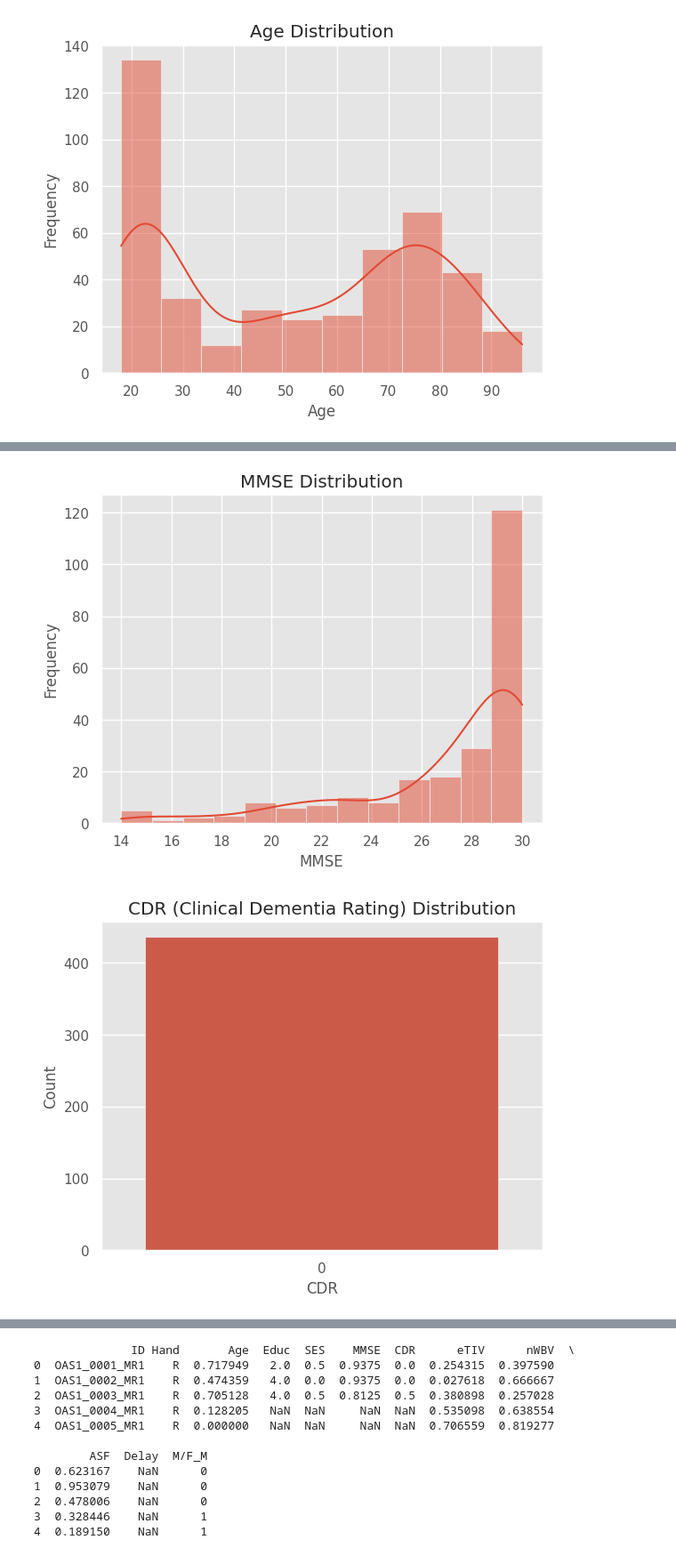
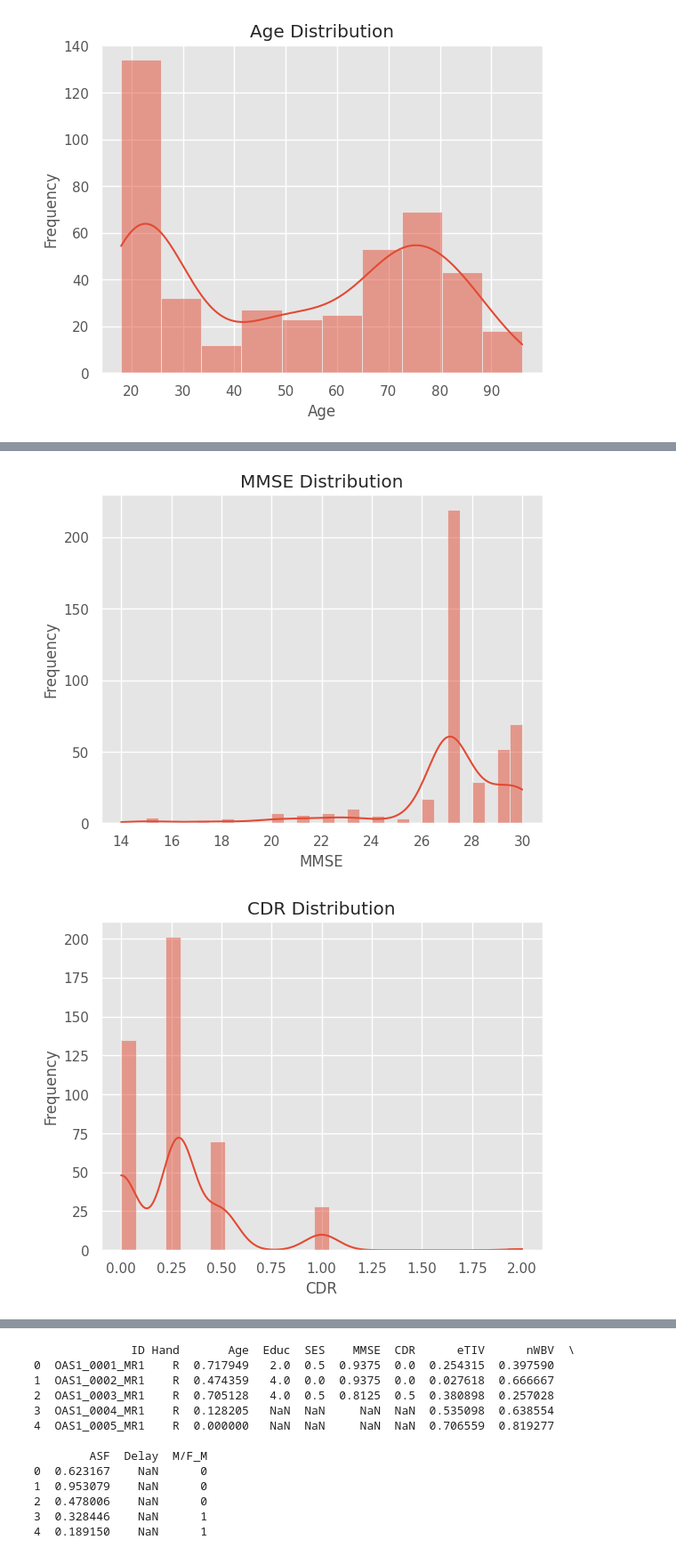
Before and after one commit to diegoperac/alzheimers_disease, a Jupyter notebook: MRI_and_Alzheimers.ipynb, the cells around one changed output, grey strips where cells are left out. Shown at 89% size. Cells and saved outputs as stored; diff of their text form; code cells hidden in the pictures.

Commit message:
Update MRI_and_Alzheimers.ipynb
Treating null valuns the colunms: Educ, SES, MMSE and CDR.

```diff
--- a/MRI_and_Alzheimers.ipynb
+++ b/MRI_and_Alzheimers.ipynb
@@ -134,3 +134,8 @@ plt.ylabel('Frequency')
 plt.show()
 # %% [output]
 [figure]
+# %%
+# Fill the null values in the 'Educ' column with the mean.
+
+mean_educ = data['Educ'].mean()
+data['Educ'].fillna(mean_educ, inplace=True)
@@ -136,0 +152,5 @@ plt.show()
+# %%
+# Fill the null values in the 'SES' column with the mean.
+
+mean_ses = data['SES'].mean()
+data['SES'].fillna(mean_ses, inplace=True)
@@ -137,3 +167,8 @@ plt.show()
+# %%
+# Fill the null values in 'MMSE' colunm with the mean.
+
+mean_mmse = data['MMSE'].mean()
+data['MMSE'].fillna(mean_mmse, inplace=True)
 # %%
 # Visualization of MMSE (Mini-Mental State Examination) distribution
 
@@ -143,17 +178,22 @@ plt.xlabel('MMSE')
 plt.ylabel('Frequency')
 plt.show()
 # %% [output]
-[figure, old version]
+[figure, new version]
+# %%
+# Fill the null values in the 'CDR' colunm with the mean.
+
+mean_cdr = data['CDR'].mean()
+data['CDR'].fillna(mean_cdr, inplace=True)
 # %%
-# Checking the distribution of diagnosis classes (CDR)
+# Visualization of the 'CDR' colunm distribution.
 
-sns.countplot(data['CDR'])
-plt.title('CDR (Clinical Dementia Rating) Distribution')
+sns.histplot(data['CDR'], kde=True)
+plt.title('CDR Distribution')
 plt.xlabel('CDR')
-plt.ylabel('Count')
+plt.ylabel('Frequency')
 plt.show()
 # %% [output]
-[figure, old version]
+[figure, new version]
 # %%
 # Correlation between numeric variables
 
```
Also changed, not shown: parts of 3 cells of this notebook.
